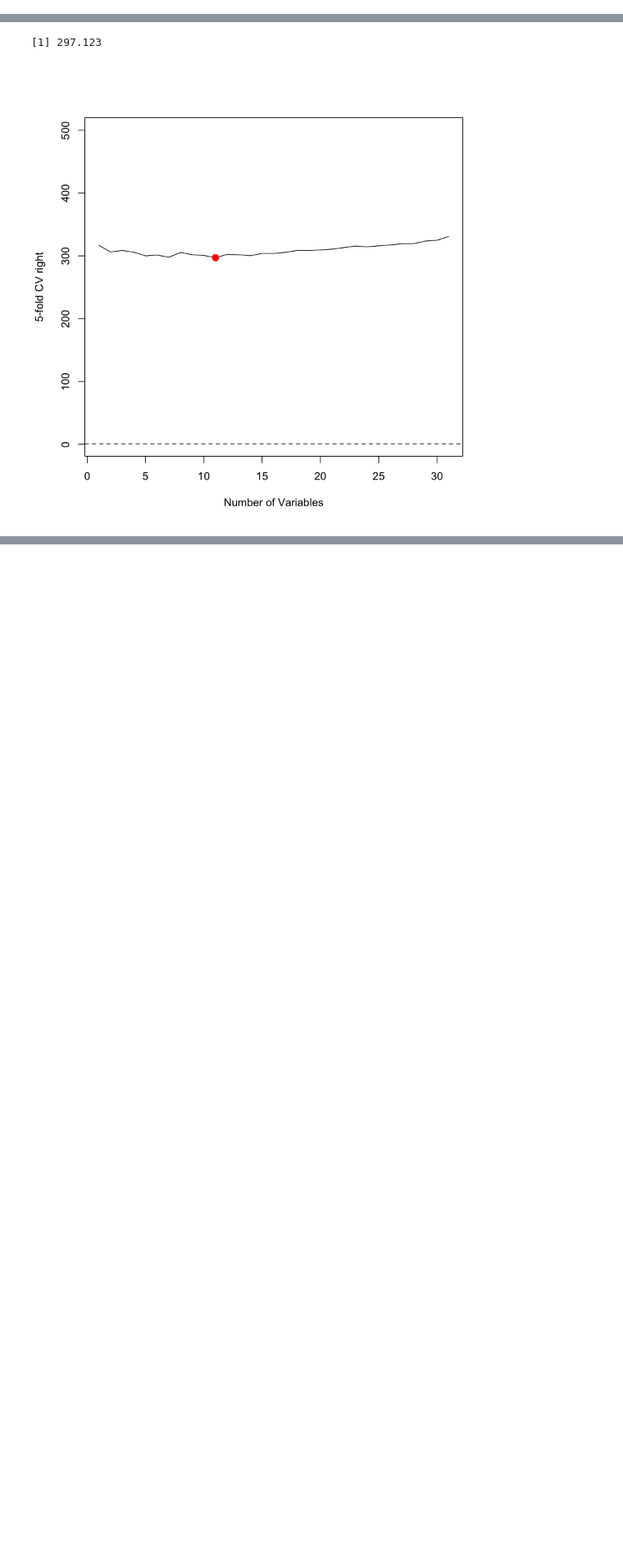
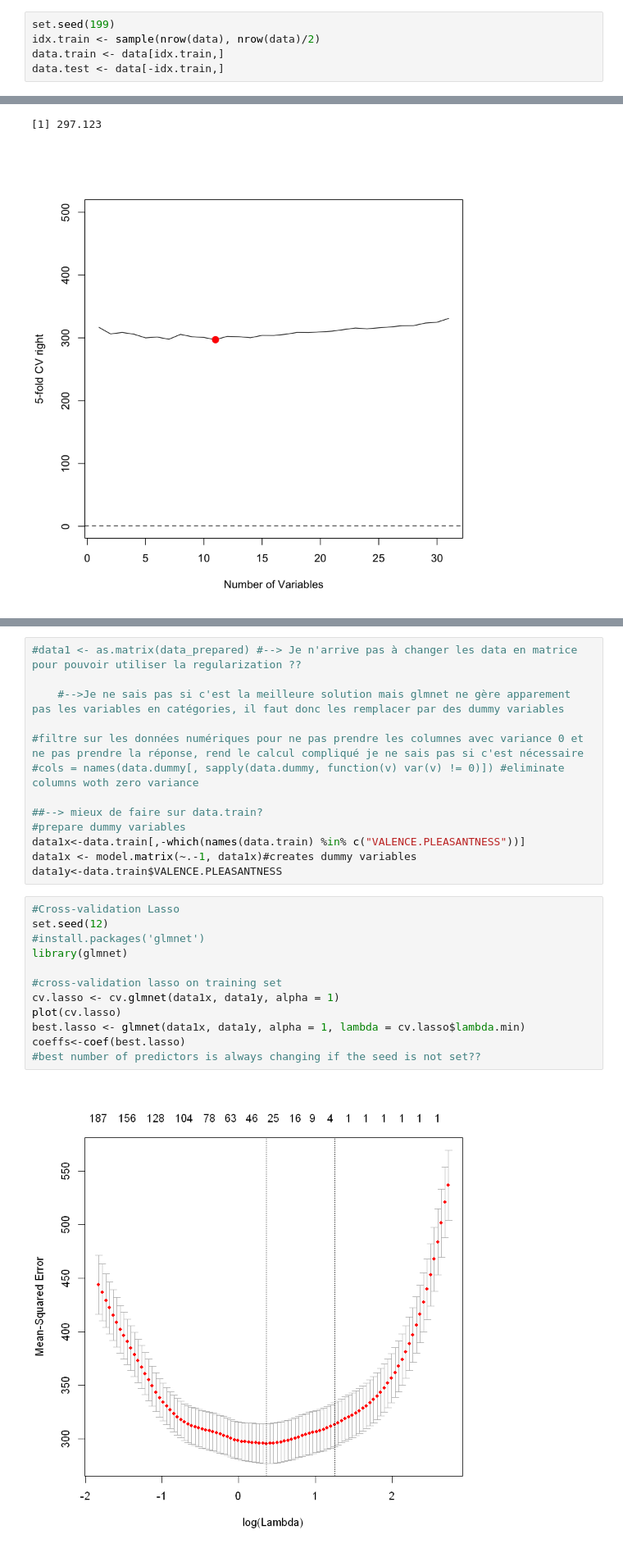
Before and after one commit to ghaeflig/Miniproject-Bio-322, a Jupyter notebook: src/LinearMethod.ipynb, the cells around one changed output, grey strips where cells are left out. Shown at 82% size. Saved outputs shown, nothing was run; the diff lists cells and outputs as text; blank space fills up the shorter version.

Commit message:
attempt for CV lasso and bootstrap

```diff
--- a/src/LinearMethod.ipynb
+++ b/src/LinearMethod.ipynb
@@ -2,6 +2,11 @@
 Linear Method
 # %%
 data <- read.csv(file.path("..", "data", "training_data.csv"))
+# %%
+set.seed(199)
+idx.train <- sample(nrow(data), nrow(data)/2)
+data.train <- data[idx.train,]
+data.test <- data[-idx.train,]
 # %%
 #Linear regression on the data set with the test and training errors
 
@@ -154,0 +164,27 @@ library(glmnet)
+# %%
+#data1 <- as.matrix(data_prepared) #--> Je n'arrive pas à changer les data en matrice pour pouvoir utiliser la regularization ??
+
+    #-->Je ne sais pas si c'est la meilleure solution mais glmnet ne gère apparement pas les variables en catégories, il faut donc les remplacer par des dummy variables
+
+#filtre sur les données numériques pour ne pas prendre les columnes avec variance 0 et ne pas prendre la réponse, rend le calcul compliqué je ne sais pas si c'est nécessaire
+#cols = names(data.dummy[, sapply(data.dummy, function(v) var(v) != 0)]) #eliminate columns woth zero variance
+
+##--> mieux de faire sur data.train?
+#prepare dummy variables
+data1x<-data.train[,-which(names(data.train) %in% c("VALENCE.PLEASANTNESS"))]
+data1x <- model.matrix(~.-1, data1x)#creates dummy variables
+data1y<-data.train$VALENCE.PLEASANTNESS
+# %%
+#Cross-validation Lasso
+set.seed(12)
+#install.packages('glmnet')
+library(glmnet)
+
+#cross-validation lasso on training set
+cv.lasso <- cv.glmnet(data1x, data1y, alpha = 1)
+plot(cv.lasso)
+best.lasso <- glmnet(data1x, data1y, alpha = 1, lambda = cv.lasso$lambda.min)
+coeffs<-coef(best.lasso)
+#best number of predictors is always changing if the seed is not set??
+# %% [output]
+[figure, added]
```
Also changed, not shown: parts of 7 cells of this notebook.
